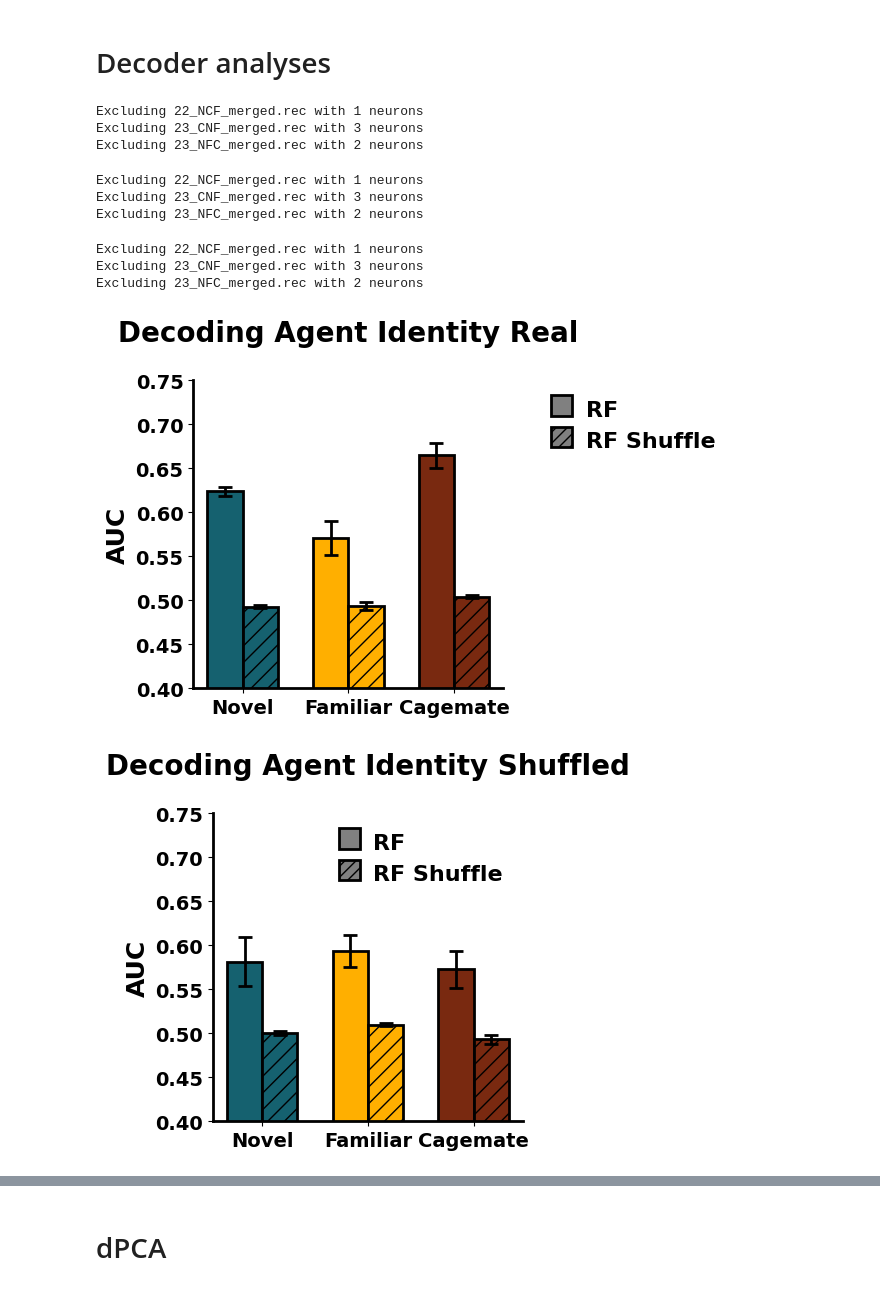
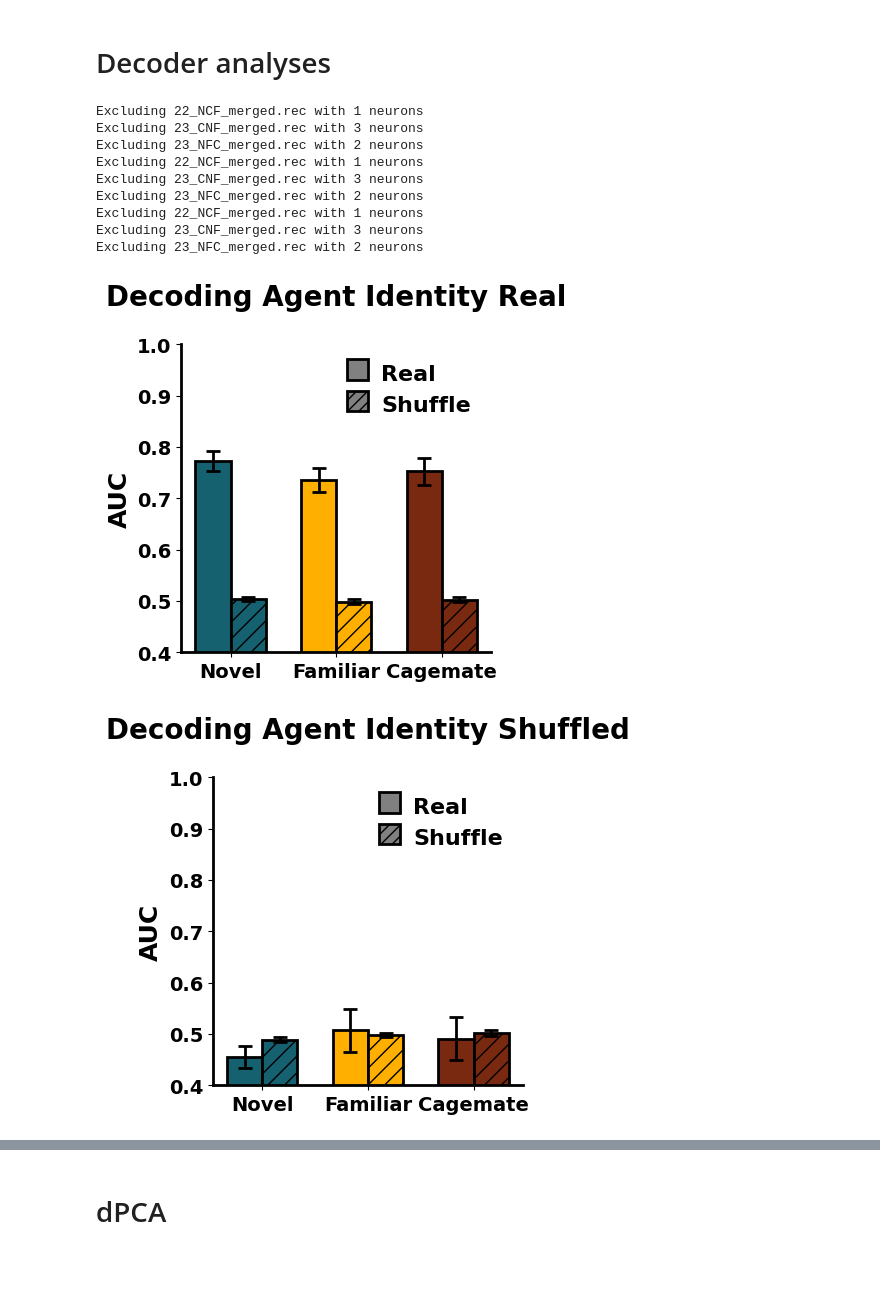
Before and after one commit to padillacoreanolab/diff_fam_social_memory_ephys, a Jupyter notebook: pilot2/only_subjects/population_analyses.ipynb, the cells around one changed output, grey strips where cells are left out. Saved outputs shown, nothing was run; the diff lists cells and outputs as text; code cells hidden in the pictures.

```diff
--- a/pilot2/only_subjects/population_analyses.ipynb
+++ b/pilot2/only_subjects/population_analyses.ipynb
@@ -51,10 +52,10 @@ def unpickle_this(pickle_file):
     with open(pickle_file, 'rb') as file:
         return(pickle.load(file))
 # %%
-TIMEBIN = 100
+TIMEBIN = 50
 IGNORE_FREQ = 0.5
-SMOOTHING_WINDOW = 500
-only_subjects_spike = sc.SpikeCollection.load_collection(r"C:\Users\megha\UF Dropbox\Meghan Cum\Padilla-Coreano Lab\2024\Cum_SocialMemEphys_pilot2\only_subjects_spike_collection\spike_collection.json")
+SMOOTHING_WINDOW = 250
+only_subjects_spike = sc.SpikeCollection.load_collection(r"C:\Users\megha\UF Dropbox\Meghan Cum\Padilla-Coreano Lab\2024\Cum_SocialMemEphys_pilot2\Only_Subjects (phase 5)\only_subjects_spike_collection")
 only_subjects_spike.analyze(timebin = TIMEBIN, ignore_freq=IGNORE_FREQ, smoothing_window=SMOOTHING_WINDOW)
 # %% [output]
 All set to analyze
@@ -497,6 +585,7 @@ agent_results = decoders.trial_decoder(only_subjects_spike,
                                               post_window = post_window,
                                               min_neurons = min_neurons,
                                               classifier_type = 'linear',
+                                              LOO= True,
                                               plot = False)
 
 
@@ -509,10 +598,11 @@ agent_results_shuffle = decoders.trial_decoder_within_subject_shuffle(only_subje
                                               post_window = post_window,
                                               min_neurons = min_neurons,
                                               classifier_type = 'linear',
+                                              LOO = True,
                                               plot = False)
 order_results = decoders.trial_decoder(only_subjects_spike,
                                               num_fold = num_fold,
-
+                                              LOO = True,
                                               events = ['exposure_1', 'exposure_2', 'exposure_3'],
                                               event_length = event_length,
                                               pre_window = pre_window,
@@ -524,12 +614,12 @@ order_results = decoders.trial_decoder(only_subjects_spike,
 Excluding 22_NCF_merged.rec with 1 neurons
 Excluding 23_CNF_merged.rec with 3 neurons
 Excluding 23_NFC_merged.rec with 2 neurons
+Excluding 22_NCF_merged.rec with 1 neurons
+Excluding 23_CNF_merged.rec with 3 neurons
+Excluding 23_NFC_merged.rec with 2 neurons
+Excluding 22_NCF_merged.rec with 1 neurons
+Excluding 23_CNF_merged.rec with 3 neurons
+Excluding 23_NFC_merged.rec with 2 neurons
-Excluding 22_NCF_merged.rec with 1 neurons
-Excluding 23_CNF_merged.rec with 3 neurons
-Excluding 23_NFC_merged.rec with 2 neurons
-Excluding 22_NCF_merged.rec with 1 neurons
-Excluding 23_CNF_merged.rec with 3 neurons
-Excluding 23_NFC_merged.rec with 2 neurons
 # %%
 from matplotlib.patches import Patch
 def plot_multiple_decoders(decoder_results, title, color_list, legend_titles, figsize, start=0, stop=None, ):
@@ -578,38 +668,38 @@ def plot_multiple_decoders(decoder_results, title, color_list, legend_titles, fi
     plt.xticks(bar_centers, legend_titles, fontsize=12)
 
     # Create custom legend for RF and RF Shuffle
     legend_elements = [
-    Patch(facecolor='grey', edgecolor='black', linewidth=2, label='RF'),
-    Patch(facecolor='grey', edgecolor='black', linewidth=2, hatch='///', label='RF Shuffle')
+    Patch(facecolor='grey', edgecolor='black', linewidth=2, label='Real'),
+    Patch(facecolor='grey', edgecolor='black', linewidth=2, hatch='///', label='Shuffle')
     ]
 
     # Create the legend with modified properties
     leg = plt.legend(handles=legend_elements, bbox_to_anchor=(1, 1),
                     frameon=False, fontsize=16)
 
 # Adjust the size of the patches in the legend
     for patch in leg.get_patches():
         patch.set_height(15)  # Adjust this value to change height
         patch.set_y(0)
         patch.set_width(15)
         patch.set_x(20)
 
-    plt.ylim(0.4, .75)
+    plt.ylim(0.4, 1)
     plt.ylabel('AUC', fontsize=18)
     plt.xticks(fontsize = 14)
     plt.gca().spines['top'].set_visible(False)
     plt.gca().spines['right'].set_visible(False)
     plt.gca().spines['bottom'].set_linewidth(2)
     plt.gca().spines['left'].set_linewidth(2)
     plt.title(title, fontsize=20, y = 1.1)
     plt.yticks(fontsize=14)
     plt.show()
 
 plot_multiple_decoders(agent_results, title = "Decoding Agent Identity Real", color_list =['#15616F', '#FFAF00', '#792910'], start = 0 , stop = 3, legend_titles = ['Novel', 'Familiar', 'Cagemate'], figsize = (4,4))
 plot_multiple_decoders(agent_results_shuffle, title = "Decoding Agent Identity Shuffled", color_list =['#15616F', '#FFAF00', '#792910'], start = 0 , stop = 3, legend_titles = ['Novel', 'Familiar', 'Cagemate'], figsize = (4,4))
 # %% [output]
-[figure, old version]
+[figure, new version]
-[figure, old version]
+[figure, new version]
 # %%
 plot_multiple_decoders(order_results, title = "Exposure Order", color_list =exp_colors, start = 0 , stop = 3, legend_titles = ['exposure_1', 'exposure_2', 'exposure_3'], figsize = (6,4))
 # %% [output]
```
Also changed, not shown: parts of 29 cells of this notebook, 5 other files.
